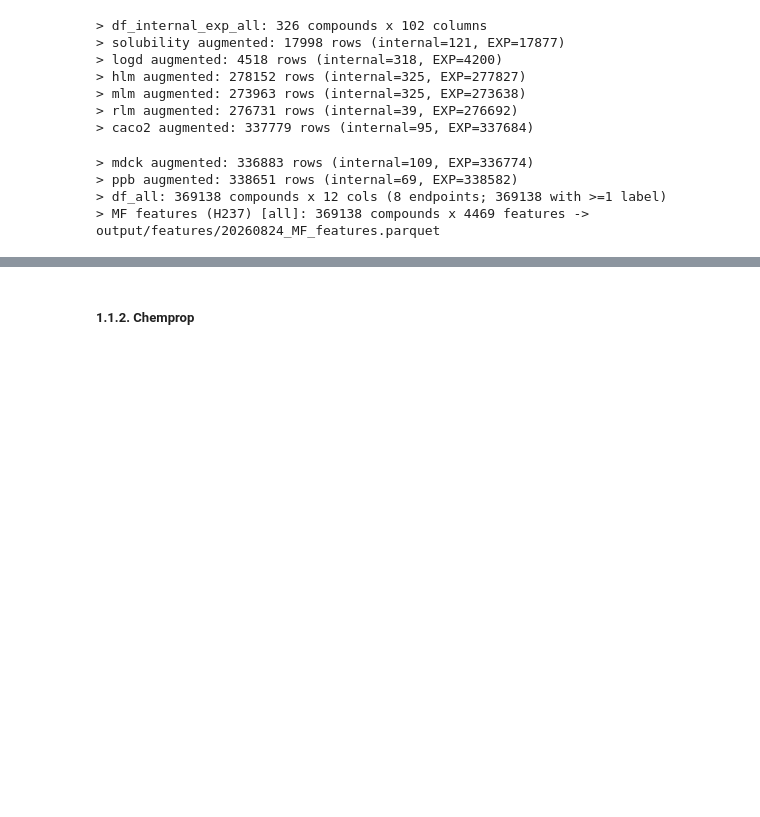
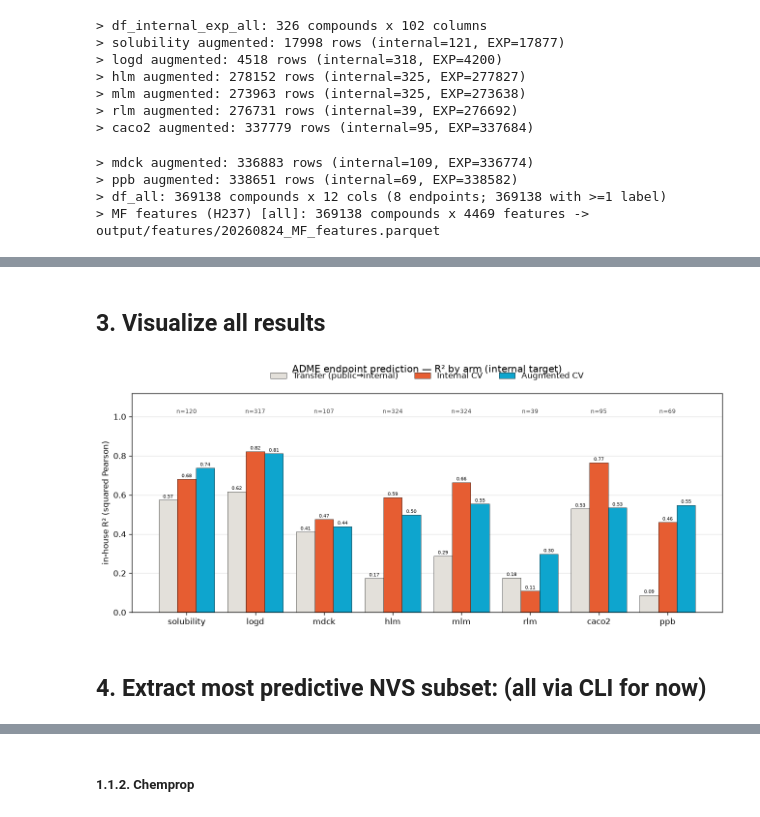
Before and after one commit to gtamo39/ADME_ML, a Jupyter notebook: vignettes/Multitask_adme_preds.ipynb, the cells around one changed output, grey strips where cells are left out. Cells and saved outputs as stored; diff of their text form; code cells hidden in the pictures; blank space fills up the shorter version.

Commit message:
adme interface functional!

```diff
--- a/vignettes/Multitask_adme_preds.ipynb
+++ b/vignettes/Multitask_adme_preds.ipynb
@@ -313,0 +315,34 @@ plt.tight_layout(); plt.show()
+# %% [markdown]
+## 3. Visualize all results
+# %%
+## visualize transfer, internal cv and augmented cv:
+ks = ['solubility', 'logd', 'mdck', 'hlm', 'mlm', 'rlm', 'caco2', 'ppb']
+
+## three arms to compare: (arm key in metrics_results, legend label, SERAC color)
+arms = [('ext_->_internal', 'Transfer (public→internal)', SERAC_C['paper']),
+        ('internal_cv',      'Internal CV',                SERAC_C['ember']),
+        ('augmented_cv',     'Augmented CV',               SERAC_C['azure'])]
+
+## squared-Pearson R² per endpoint x arm + the internal test size (same across arms)
+r2 = {a: [output.metrics_results[k].get(a + '_metrics', {}).get('r2', np.nan) for k in ks] for a, _, _ in arms}
+ns = [output.metrics_results[k].get('internal_cv_metrics', {}).get('n_test', 0) for k in ks]
+
+x = np.arange(len(ks)); w = 0.27
+fig, ax = plt.subplots(figsize=(11, 4.8), dpi=120)
+## one value-labeled bar group per arm
+for i, (a, label, color) in enumerate(arms):
+    bars = ax.bar(x + (i - 1) * w, r2[a], w, label=label, color=color, edgecolor='black', linewidth=0.4)
+    ax.bar_label(bars, fmt='%.2f', fontsize=6, padding=1)
+## internal test size on top of each endpoint
+for xi, n in zip(x, ns):
+    ax.text(xi, 1.01, f'n={int(n)}', ha='center', va='bottom', fontsize=7, color='#444')
+ax.set_xticks(x); ax.set_xticklabels(ks)
+ax.set_ylabel('in-house R² (squared Pearson)'); ax.set_ylim(0, 1.12)
+ax.set_title('ADME endpoint prediction — R² by arm (internal target)', pad=26)
+ax.legend(frameon=False, ncol=3, loc='upper center', bbox_to_anchor=(0.5, 1.13))
+ax.grid(axis='y', alpha=0.3); ax.set_axisbelow(True)
+plt.tight_layout(); plt.show()
+# %% [output]
+[figure, added]
+# %% [markdown]
+## 4. Extract most predictive NVS subset: (all via CLI for now)
```
Also changed, not shown: parts of 75 cells of this notebook, 15 other files.
